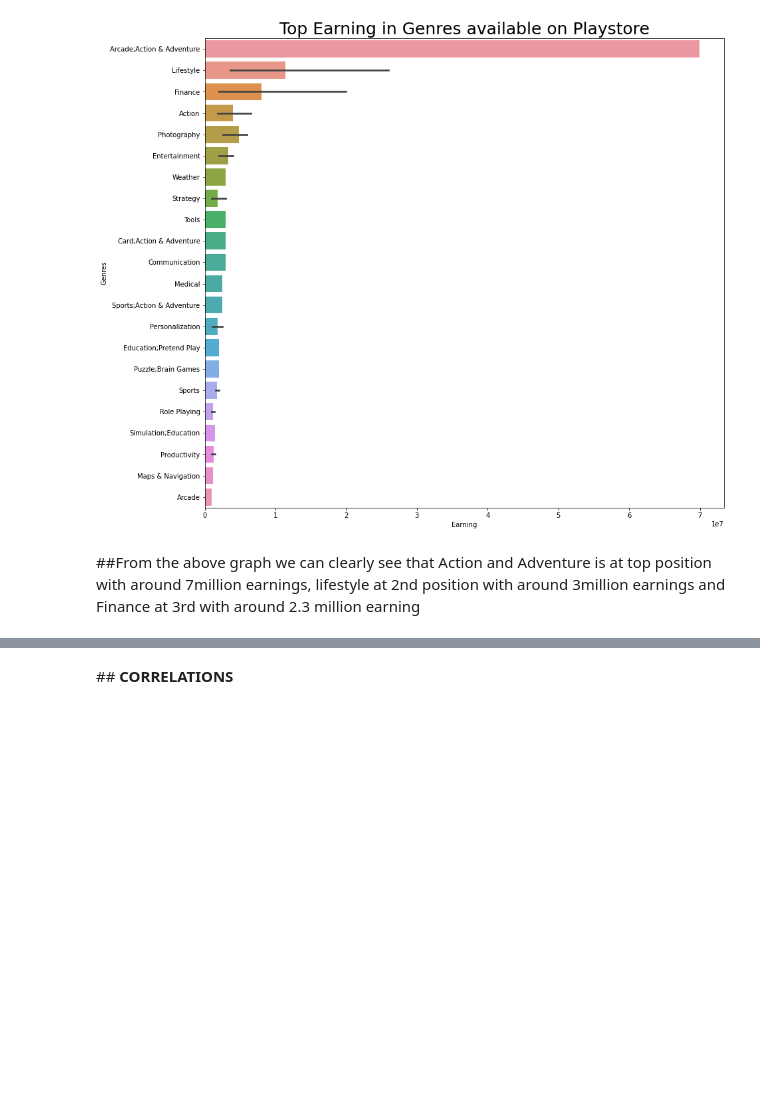
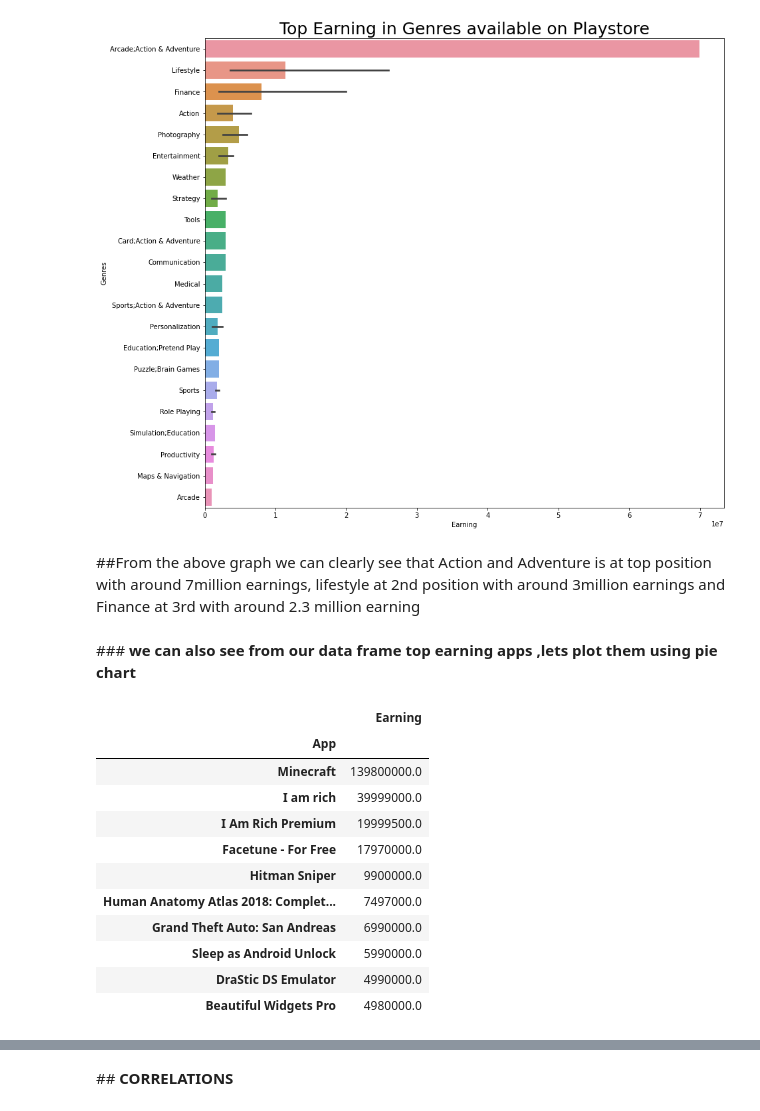
Before and after one commit to MANISH-KUMAR-CODES/Playstore-analysis-capstone-project-1, a Jupyter notebook: Play_Store_App_Review_Analysis_Capstone_Project.ipynb, the cells around one changed output, grey strips where cells are left out. Drawn from its saved outputs; the diff is of its cells as text; code cells hidden in the pictures; blank space fills up the shorter version.

```diff
--- a/Play_Store_App_Review_Analysis_Capstone_Project.ipynb
+++ b/Play_Store_App_Review_Analysis_Capstone_Project.ipynb
@@ -820,3 +822,22 @@ Text(0.5, 1.0, 'Top Earning in Genres available on Playstore')
 [figure]
 # %% [markdown]
 ##From the above graph we can clearly see that Action and Adventure is at top position with around 7million earnings, lifestyle at 2nd position with around 3million earnings and Finance at 3rd with around  2.3 million earning
+# %% [markdown]
+###<B> we can also see from our data frame top earning apps ,lets plot them using pie chart
+# %%
+# using groupby
+topearning_app =  df1.groupby('App')[['Earning']].sum().sort_values(by='Earning', ascending=False).head(10)
+topearning_app
+# %% [output]
+|  | Earning |
+| App |  |
+| Minecraft | 139800000.0 |
+| I am rich | 39999000.0 |
+| I Am Rich Premium | 19999500.0 |
+| Facetune - For Free | 17970000.0 |
+| Hitman Sniper | 9900000.0 |
+| Human Anatomy Atlas 2018: Complet... | 7497000.0 |
+| Grand Theft Auto: San Andreas | 6990000.0 |
+| Sleep as Android Unlock | 5990000.0 |
+| DraStic DS Emulator | 4990000.0 |
+| Beautiful Widgets Pro | 4980000.0 |
```
Also changed, not shown: parts of 6 cells of this notebook.
